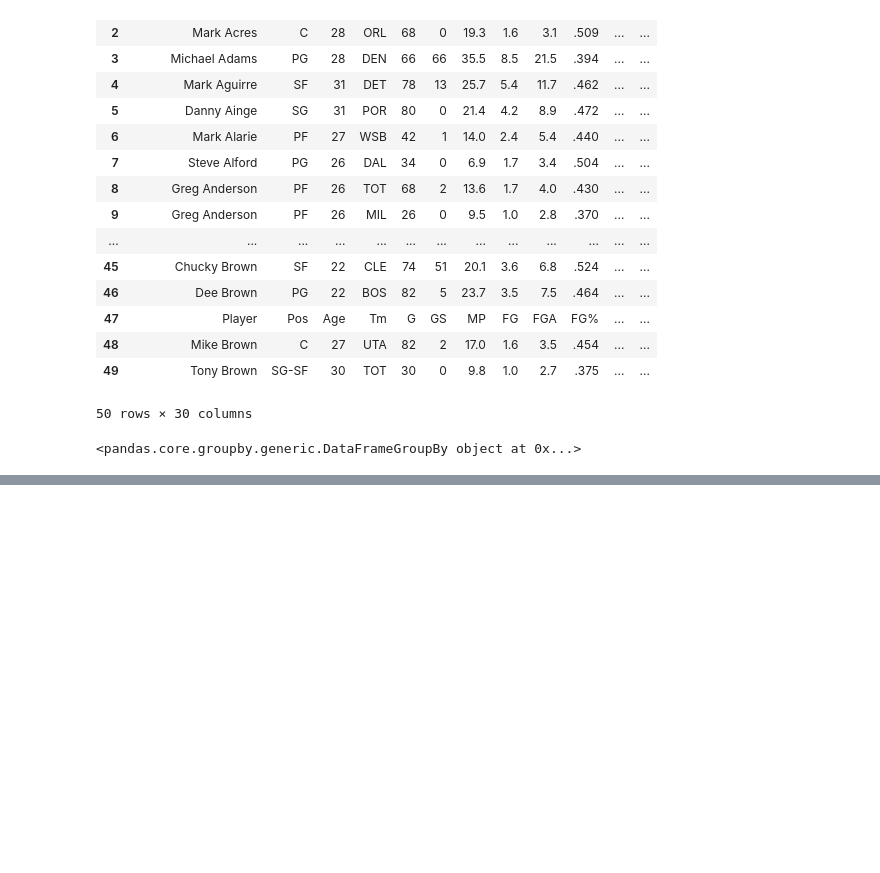
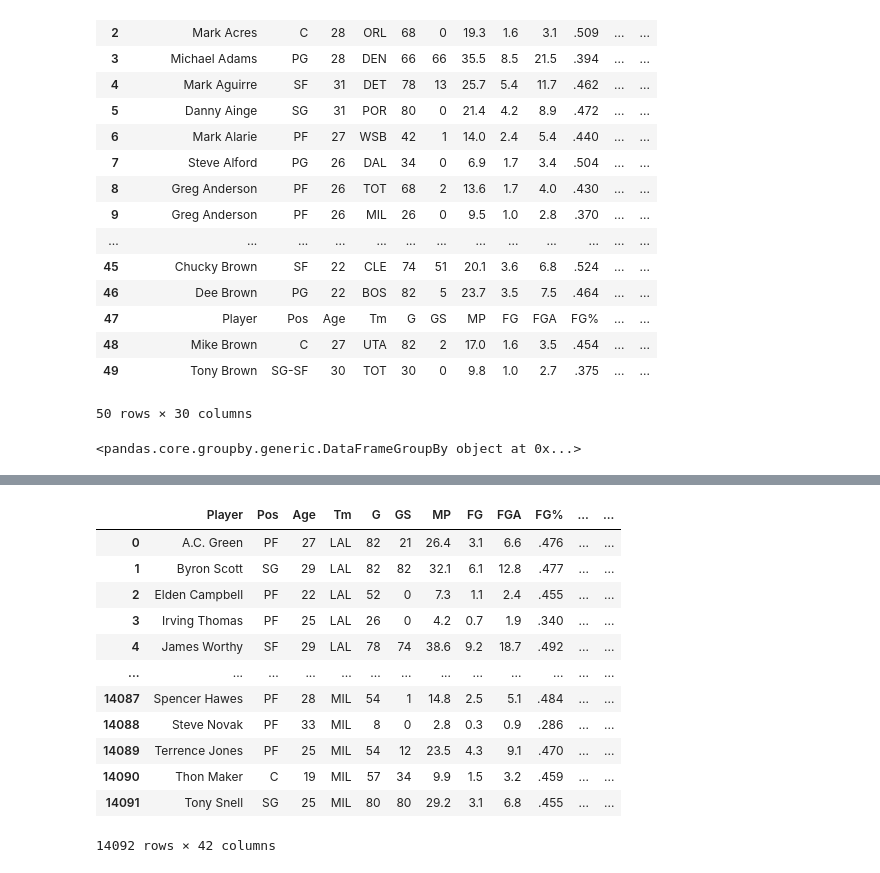
Before and after one commit to oribar1/MVP_Prediction, a Jupyter notebook: MVP_Clean.ipynb, the cells around one changed output, grey strips where cells are left out. Cells and saved outputs as stored; diff of their text form; code cells hidden in the pictures; blank space fills up the shorter version.

```diff
--- a/MVP_Clean.ipynb
+++ b/MVP_Clean.ipynb
@@ -51,0 +147,10 @@ def single_row(df):
+# %%
+nicknames = {}
+
+with open("nicknames.csv") as f:
+  lines = f.readlines()
+  for line in lines[1:]:
+    abbrev,name = line.replace("\n","").split(",")
+    nicknames[abbrev] = name
+# %%
+Combined["Team"] = Combined["Tm"].map(nicknames)
@@ -51,0 +159,18 @@ def single_row(df):
+# %%
+stats = Combined.merge(teams, how="outer",on=["Team","Year"])
+# %%
+stats
+# %% [output]
+|  | Player | Pos | Age | Tm | G | GS | MP | FG | FGA | FG% | ... | ... |
+| 0 | A.C. Green | PF | 27 | LAL | 82 | 21 | 26.4 | 3.1 | 6.6 | .476 | ... | ... |
+| 1 | Byron Scott | SG | 29 | LAL | 82 | 82 | 32.1 | 6.1 | 12.8 | .477 | ... | ... |
+| 2 | Elden Campbell | PF | 22 | LAL | 52 | 0 | 7.3 | 1.1 | 2.4 | .455 | ... | ... |
+| 3 | Irving Thomas | PF | 25 | LAL | 26 | 0 | 4.2 | 0.7 | 1.9 | .340 | ... | ... |
+| 4 | James Worthy | SF | 29 | LAL | 78 | 74 | 38.6 | 9.2 | 18.7 | .492 | ... | ... |
+| ... | ... | ... | ... | ... | ... | ... | ... | ... | ... | ... | ... | ... |
+| 14087 | Spencer Hawes | PF | 28 | MIL | 54 | 1 | 14.8 | 2.5 | 5.1 | .484 | ... | ... |
+| 14088 | Steve Novak | PF | 33 | MIL | 8 | 0 | 2.8 | 0.3 | 0.9 | .286 | ... | ... |
+| 14089 | Terrence Jones | PF | 25 | MIL | 54 | 12 | 23.5 | 4.3 | 9.1 | .470 | ... | ... |
+| 14090 | Thon Maker | C | 19 | MIL | 57 | 34 | 9.9 | 1.5 | 3.2 | .459 | ... | ... |
+| 14091 | Tony Snell | SG | 25 | MIL | 80 | 80 | 29.2 | 3.1 | 6.8 | .455 | ... | ... |
+14092 rows × 42 columns
```
Also changed, not shown: parts of 24 cells of this notebook.
